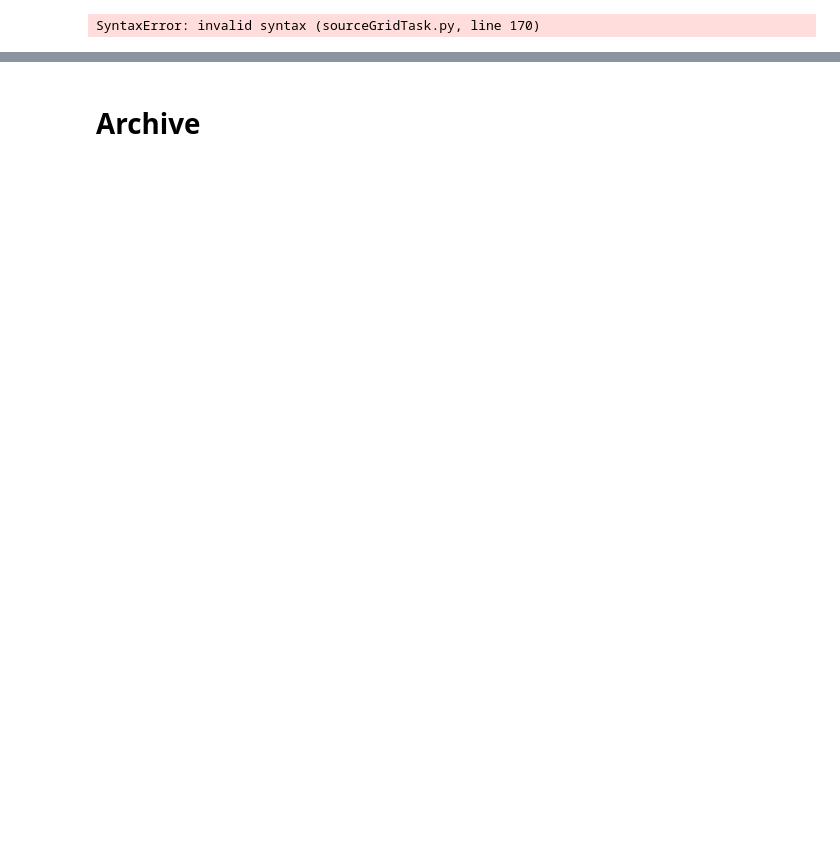
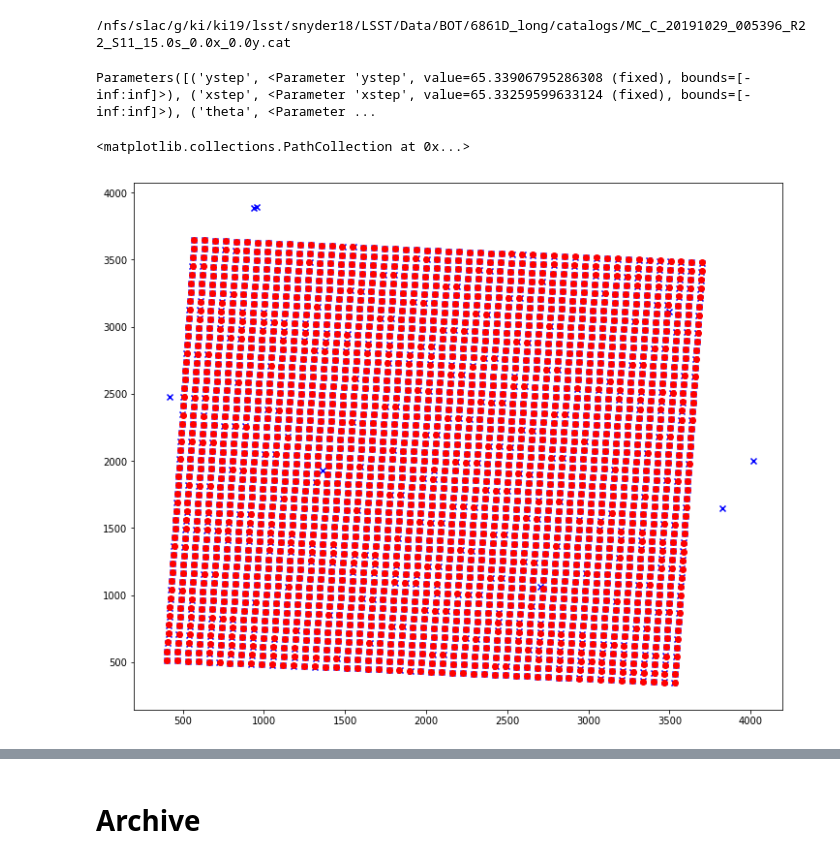
Before and after one commit to Snyder005/mixcoatl, a Jupyter notebook: notebooks/Devel.ipynb, the cells around one changed output, grey strips where cells are left out. Saved outputs shown, nothing was run; the diff lists cells and outputs as text; code cells hidden in the pictures; blank space fills up the shorter version.

```diff
--- a/notebooks/Devel.ipynb
+++ b/notebooks/Devel.ipynb
@@ -4,13 +4,52 @@ import glob
 import matplotlib.pyplot as plt
 from astropy.io import fits
 import numpy as np
+import os
 from lmfit import Parameter, Parameters, Minimizer
-
-import lmfit
+from lsst.obs.lsst import LsstCamMapper as camMapper
+from lsst.obs.lsst.cameraTransforms import LsstCameraTransforms
 
 from itertools import product
 
 from mixcoatl.sourceGridTask import SourceGridTask
+
+camera = camMapper._makeCamera()
+lct = LsstCameraTransforms(camera)
-# %% [output]
-SyntaxError: invalid syntax (sourceGridTask.py, line 170)
+# %%
+infiles = glob.glob('/nfs/slac/g/ki/ki19/lsst/snyder18/LSST/Data/BOT/6861D_long/catalogs/*.cat')
+infile = infiles[0]
+print(infile)
+
+## Obtain initial guess for grid center
+basename = os.path.basename(infile)
+projector_y = float(basename.split('_')[-1][:-5]) # camera x/y coords
+projector_x = float(basename.split('_')[-2][:-1])
+
+ccd_name, ccd_x, ccd_y = lct.focalMmToCcdPixel(projector_y, projector_x)
+
+x0_guess = 2*509*4. - ccd_x
+y0_guess = ccd_y
+# %% [output]
+/nfs/slac/g/ki/ki19/lsst/snyder18/LSST/Data/BOT/6861D_long/catalogs/MC_C_20191029_005396_R22_S11_15.0s_0.0x_0.0y.cat
+# %%
+grid_task = SourceGridTask()
+grid_task.config.brute_search = True
+
+grid = grid_task.run(infile, (y0_guess, x0_guess))
+
+gY = grid['Y']
+gX = grid['X']
+
+src = fits.getdata(infile)
+srcY = src['base_SdssShape_Y']
+srcX = src['base_SdssShape_X']
+
+fig, ax = plt.subplots(1, 1, figsize=(12, 10))
+
+ax.scatter(srcX, srcY, color='blue', marker='x')
+ax.scatter(gX, gY, color='red')
+# %% [output]
+Parameters([('ystep', <Parameter 'ystep', value=65.33906795286308 (fixed), bounds=[-inf:inf]>), ('xstep', <Parameter 'xstep', value=65.33259599633124 (fixed), bounds=[-inf:inf]>), ('theta', <Parameter ...
+<matplotlib.collections.PathCollection at 0x...>
+[figure, added]
 # %%
```
Also changed, not shown: parts of 5 cells of this notebook, 2 other files.
